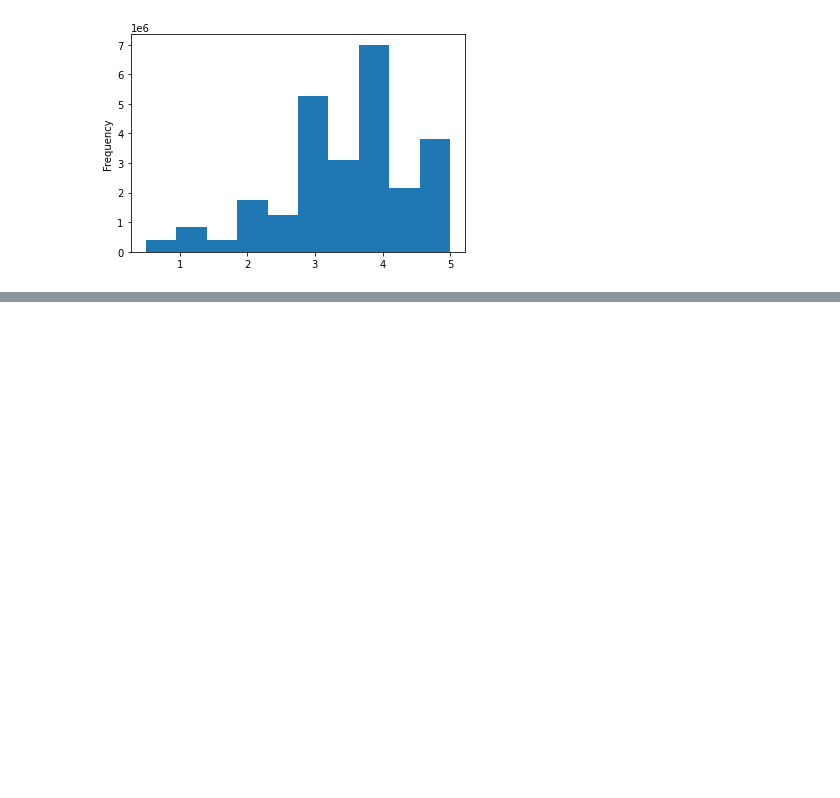
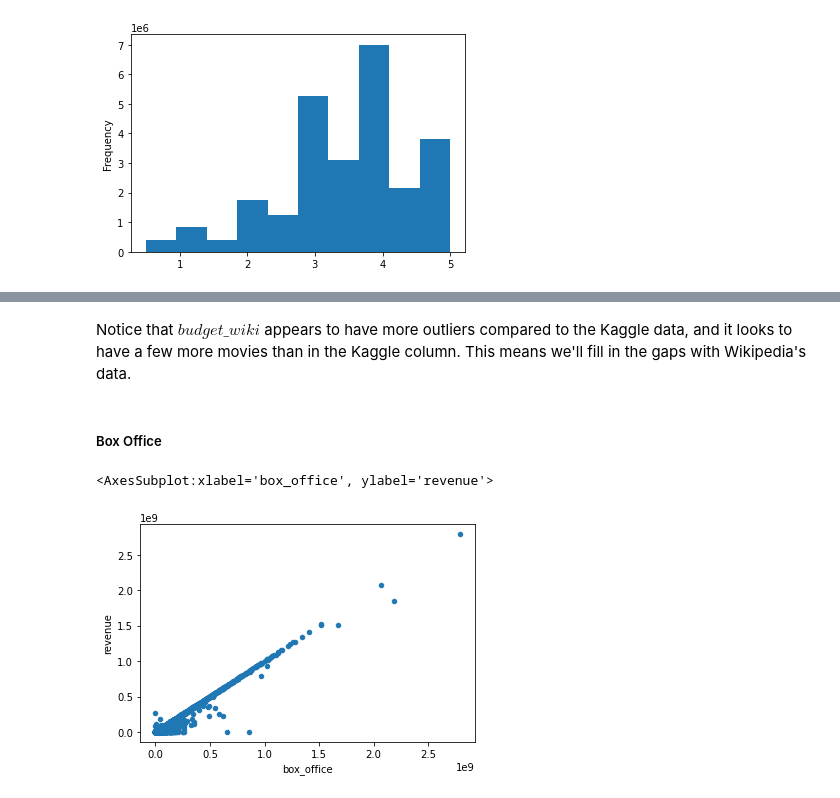
Before and after one commit to RebecaOsorio/Movies-ETL, a Jupyter notebook: ETL - Movies Rating.ipynb, the cells around one changed output, grey strips where cells are left out. Drawn from its saved outputs; the diff is of its cells as text; code cells hidden in the pictures; blank space fills up the shorter version.

```diff
--- a/ETL - Movies Rating.ipynb
+++ b/ETL - Movies Rating.ipynb
@@ -998,0 +1058,9 @@ Name: rating, dtype: float64
+# %% [markdown]
+Notice that $budget\_{}wiki$ appears to have more outliers compared to the Kaggle data, and it looks to have a few more movies than in the Kaggle column. This means we'll fill in the gaps with Wikipedia's data.
+# %% [markdown]
+##### Box Office
+# %%
+movies_df.fillna(0).plot(x='box_office', y='revenue', kind='scatter')
+# %% [output]
+<AxesSubplot:xlabel='box_office', ylabel='revenue'>
+[figure, added]
```
Also changed, not shown: parts of 57 cells of this notebook.
